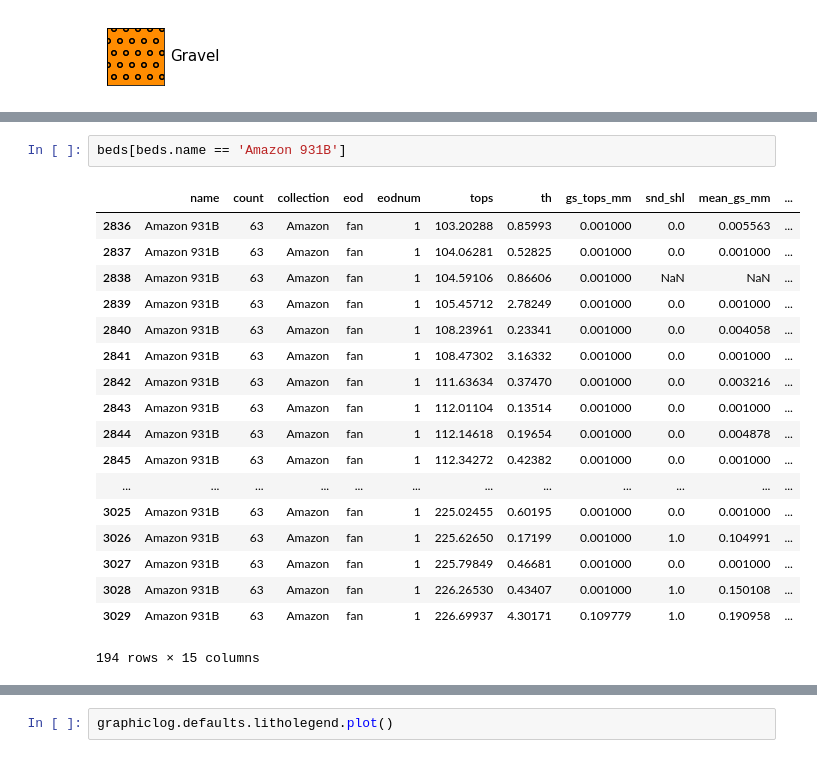
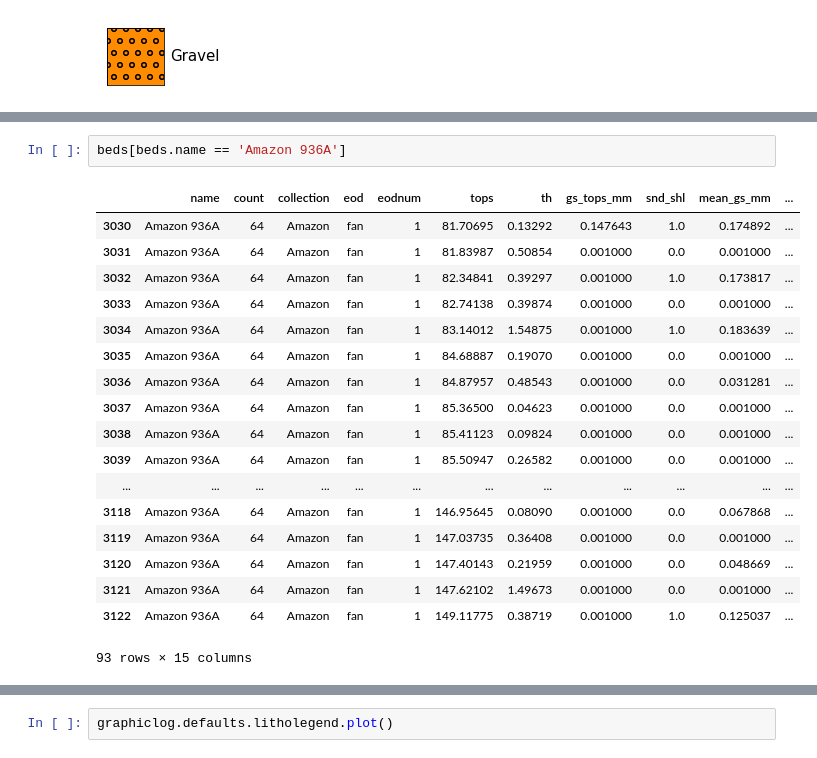
Before and after one commit to rgmyr/litholog, a Jupyter notebook: notebooks/test_sequence_construction.ipynb, the cells around one changed output, grey strips where cells are left out. Drawn from its saved outputs; the diff is of its cells as text.

```diff
--- a/notebooks/test_sequence_construction.ipynb
+++ b/notebooks/test_sequence_construction.ipynb
@@ -71,24 +80,24 @@ See the caveats in the documentation: http://pandas.pydata.org/pandas-docs/stabl
 # %%
-beds[beds.name == 'Amazon 931B']
+beds[beds.name == 'Amazon 936A']
 # %% [output]
 |  | name | count | collection | eod | eodnum | tops | th | gs_tops_mm | snd_shl | mean_gs_mm | ... |
-| 2836 | Amazon 931B | 63 | Amazon | fan | 1 | 103.20288 | 0.85993 | 0.001000 | 0.0 | 0.005563 | ... |
-| 2837 | Amazon 931B | 63 | Amazon | fan | 1 | 104.06281 | 0.52825 | 0.001000 | 0.0 | 0.001000 | ... |
-| 2838 | Amazon 931B | 63 | Amazon | fan | 1 | 104.59106 | 0.86606 | 0.001000 | NaN | NaN | ... |
-| 2839 | Amazon 931B | 63 | Amazon | fan | 1 | 105.45712 | 2.78249 | 0.001000 | 0.0 | 0.001000 | ... |
-| 2840 | Amazon 931B | 63 | Amazon | fan | 1 | 108.23961 | 0.23341 | 0.001000 | 0.0 | 0.004058 | ... |
-| 2841 | Amazon 931B | 63 | Amazon | fan | 1 | 108.47302 | 3.16332 | 0.001000 | 0.0 | 0.001000 | ... |
-| 2842 | Amazon 931B | 63 | Amazon | fan | 1 | 111.63634 | 0.37470 | 0.001000 | 0.0 | 0.003216 | ... |
-| 2843 | Amazon 931B | 63 | Amazon | fan | 1 | 112.01104 | 0.13514 | 0.001000 | 0.0 | 0.001000 | ... |
-| 2844 | Amazon 931B | 63 | Amazon | fan | 1 | 112.14618 | 0.19654 | 0.001000 | 0.0 | 0.004878 | ... |
-| 2845 | Amazon 931B | 63 | Amazon | fan | 1 | 112.34272 | 0.42382 | 0.001000 | 0.0 | 0.001000 | ... |
+| 3030 | Amazon 936A | 64 | Amazon | fan | 1 | 81.70695 | 0.13292 | 0.147643 | 1.0 | 0.174892 | ... |
+| 3031 | Amazon 936A | 64 | Amazon | fan | 1 | 81.83987 | 0.50854 | 0.001000 | 0.0 | 0.001000 | ... |
+| 3032 | Amazon 936A | 64 | Amazon | fan | 1 | 82.34841 | 0.39297 | 0.001000 | 1.0 | 0.173817 | ... |
+| 3033 | Amazon 936A | 64 | Amazon | fan | 1 | 82.74138 | 0.39874 | 0.001000 | 0.0 | 0.001000 | ... |
+| 3034 | Amazon 936A | 64 | Amazon | fan | 1 | 83.14012 | 1.54875 | 0.001000 | 1.0 | 0.183639 | ... |
+| 3035 | Amazon 936A | 64 | Amazon | fan | 1 | 84.68887 | 0.19070 | 0.001000 | 0.0 | 0.001000 | ... |
+| 3036 | Amazon 936A | 64 | Amazon | fan | 1 | 84.87957 | 0.48543 | 0.001000 | 0.0 | 0.031281 | ... |
+| 3037 | Amazon 936A | 64 | Amazon | fan | 1 | 85.36500 | 0.04623 | 0.001000 | 0.0 | 0.001000 | ... |
+| 3038 | Amazon 936A | 64 | Amazon | fan | 1 | 85.41123 | 0.09824 | 0.001000 | 0.0 | 0.001000 | ... |
+| 3039 | Amazon 936A | 64 | Amazon | fan | 1 | 85.50947 | 0.26582 | 0.001000 | 0.0 | 0.001000 | ... |
 | ... | ... | ... | ... | ... | ... | ... | ... | ... | ... | ... | ... |
-| 3025 | Amazon 931B | 63 | Amazon | fan | 1 | 225.02455 | 0.60195 | 0.001000 | 0.0 | 0.001000 | ... |
-| 3026 | Amazon 931B | 63 | Amazon | fan | 1 | 225.62650 | 0.17199 | 0.001000 | 1.0 | 0.104991 | ... |
-| 3027 | Amazon 931B | 63 | Amazon | fan | 1 | 225.79849 | 0.46681 | 0.001000 | 0.0 | 0.001000 | ... |
-| 3028 | Amazon 931B | 63 | Amazon | fan | 1 | 226.26530 | 0.43407 | 0.001000 | 1.0 | 0.150108 | ... |
-| 3029 | Amazon 931B | 63 | Amazon | fan | 1 | 226.69937 | 4.30171 | 0.109779 | 1.0 | 0.190958 | ... |
+| 3118 | Amazon 936A | 64 | Amazon | fan | 1 | 146.95645 | 0.08090 | 0.001000 | 0.0 | 0.067868 | ... |
+| 3119 | Amazon 936A | 64 | Amazon | fan | 1 | 147.03735 | 0.36408 | 0.001000 | 0.0 | 0.001000 | ... |
+| 3120 | Amazon 936A | 64 | Amazon | fan | 1 | 147.40143 | 0.21959 | 0.001000 | 0.0 | 0.048669 | ... |
+| 3121 | Amazon 936A | 64 | Amazon | fan | 1 | 147.62102 | 1.49673 | 0.001000 | 0.0 | 0.001000 | ... |
+| 3122 | Amazon 936A | 64 | Amazon | fan | 1 | 149.11775 | 0.38719 | 0.001000 | 1.0 | 0.125037 | ... |
-194 rows × 15 columns
+93 rows × 15 columns
 # %%
 len(bedseq), bedseq.nsamples, bedseq.nfeatures
 # %% [output]
```
Also changed, not shown: parts of 20 cells of this notebook, 4 other files.
